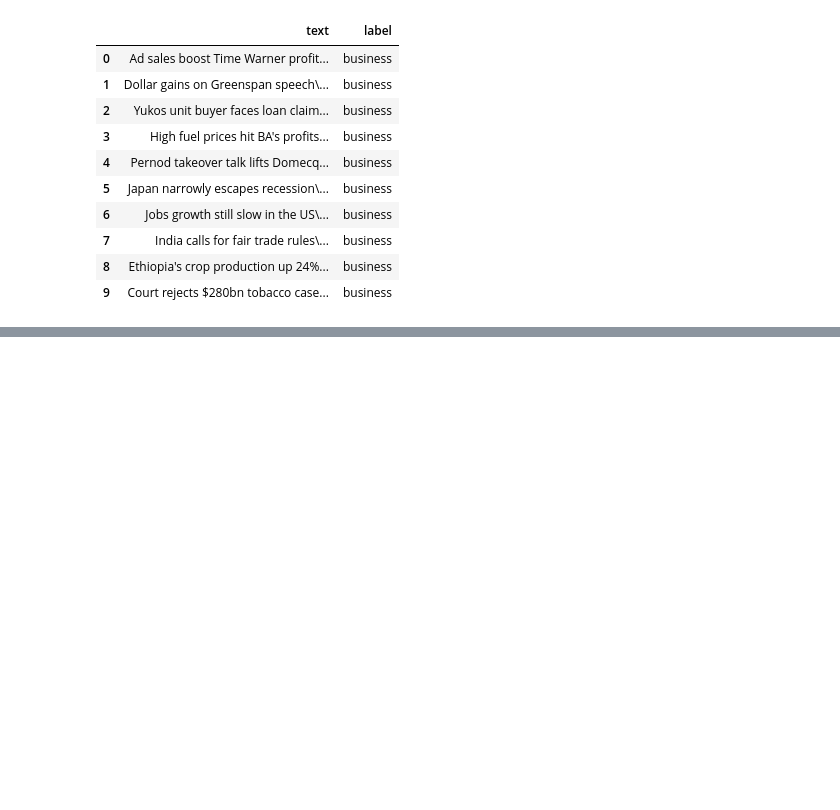
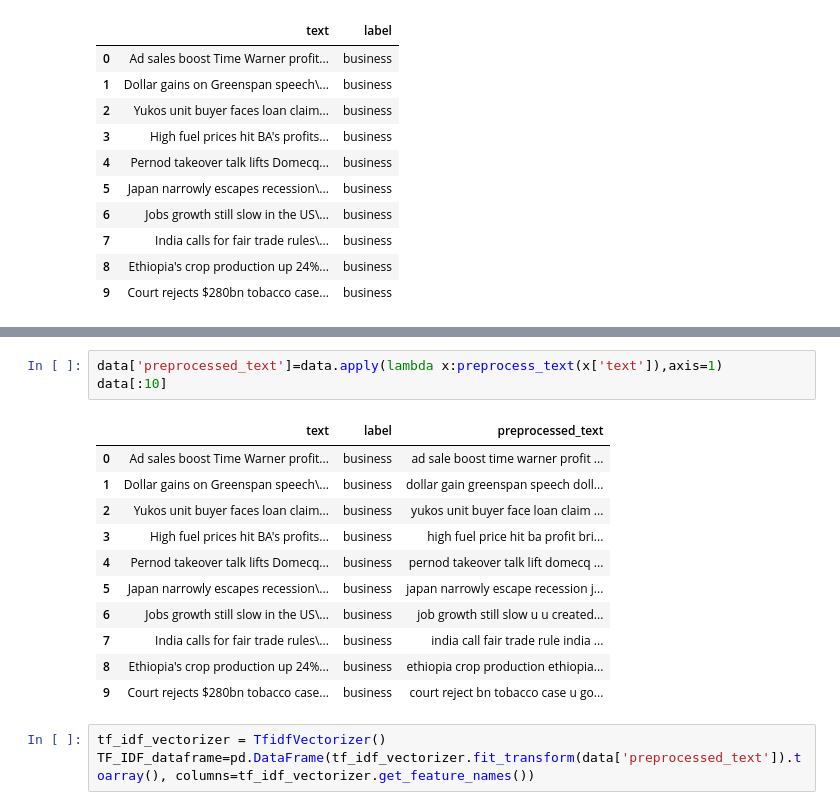
Before and after one commit to darkosarajkic997/NewsClassification, a Jupyter notebook: NewsClassification.ipynb, the cells around one changed output, grey strips where cells are left out. Drawn from its saved outputs; the diff is of its cells as text; blank space fills up the shorter version.

```diff
--- a/NewsClassification.ipynb
+++ b/NewsClassification.ipynb
@@ -37,0 +71,18 @@ data.head(10)
+# %%
+data['preprocessed_text']=data.apply(lambda x:preprocess_text(x['text']),axis=1)
+data[:10]
+# %% [output]
+|  | text | label | preprocessed_text |
+| 0 | Ad sales boost Time Warner profit... | business | ad sale boost time warner profit ... |
+| 1 | Dollar gains on Greenspan speech\... | business | dollar gain greenspan speech doll... |
+| 2 | Yukos unit buyer faces loan claim... | business | yukos unit buyer face loan claim ... |
+| 3 | High fuel prices hit BA's profits... | business | high fuel price hit ba profit bri... |
+| 4 | Pernod takeover talk lifts Domecq... | business | pernod takeover talk lift domecq ... |
+| 5 | Japan narrowly escapes recession\... | business | japan narrowly escape recession j... |
+| 6 | Jobs growth still slow in the US\... | business | job growth still slow u u created... |
+| 7 | India calls for fair trade rules\... | business | india call fair trade rule india ... |
+| 8 | Ethiopia's crop production up 24%... | business | ethiopia crop production ethiopia... |
+| 9 | Court rejects $280bn tobacco case... | business | court reject bn tobacco case u go... |
+# %%
+tf_idf_vectorizer = TfidfVectorizer()
+TF_IDF_dataframe=pd.DataFrame(tf_idf_vectorizer.fit_transform(data['preprocessed_text']).toarray(), columns=tf_idf_vectorizer.get_feature_names())
```
Also changed, not shown: parts of 15 cells of this notebook, 1 other file.
